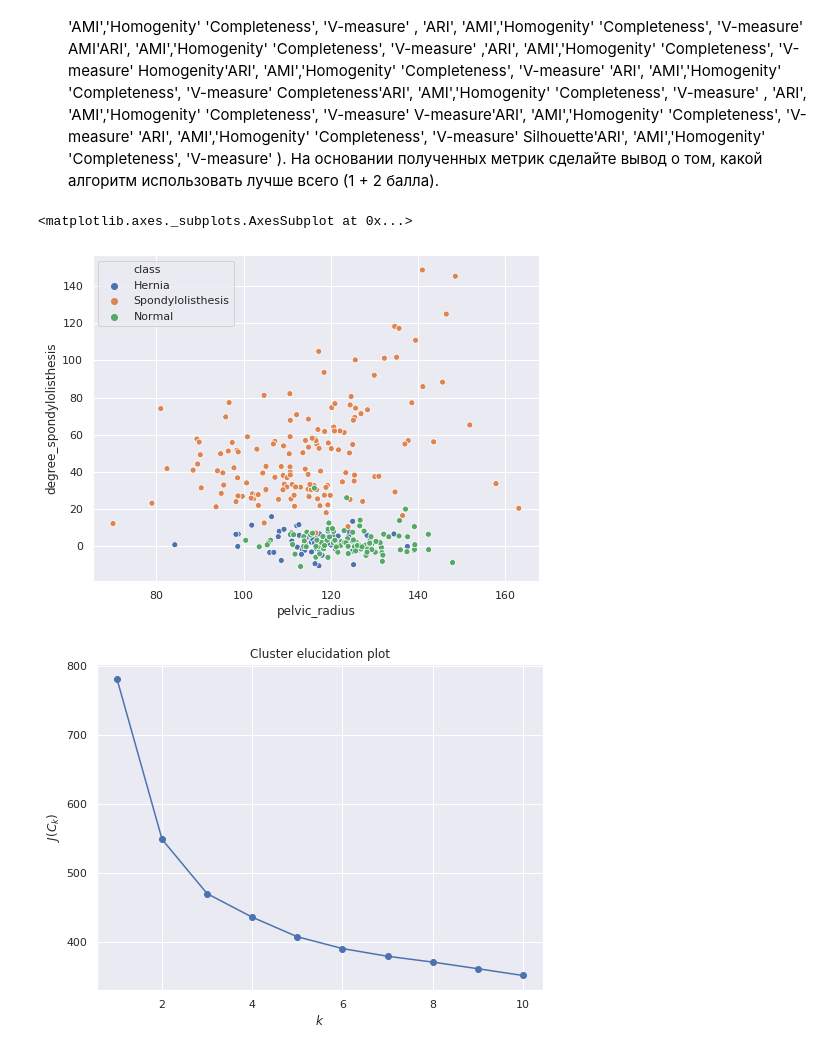
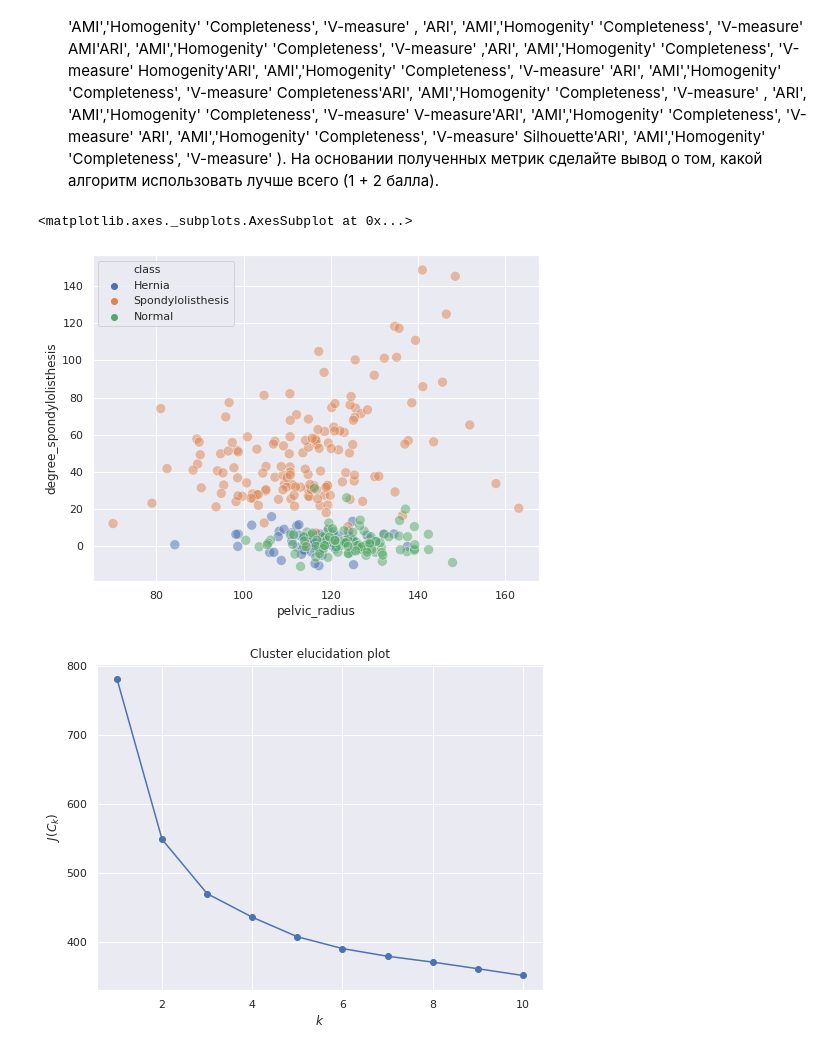
Before and after one commit to alexandretsarev/BI_2019_stat_R, a Jupyter notebook: ML_HW_03.ipynb, the cells around one changed output. Drawn from its saved outputs; the diff is of its cells as text; code cells hidden in the pictures.

```diff
--- a/ML_HW_03.ipynb
+++ b/ML_HW_03.ipynb
@@ -41,10 +42,10 @@ data = pd.read_csv("column_3C_weka.csv")
 data = data.query('degree_spondylolisthesis < 400 ')
 # %%
 sns.set(rc={'figure.figsize':(8,6)})
-sns.scatterplot(x="pelvic_radius", y="degree_spondylolisthesis",hue="class",data=data)
+sns.scatterplot(x="pelvic_radius", y="degree_spondylolisthesis",hue="class",data=data,s=100,alpha=0.5)
 # %% [output]
 <matplotlib.axes._subplots.AxesSubplot at 0x...>
-[figure, old version]
+[figure, new version]
 # %%
 X =  data.drop("class",axis=1)
 y = data.loc[:,"class"]
```
Also changed, not shown: parts of 10 cells of this notebook.
